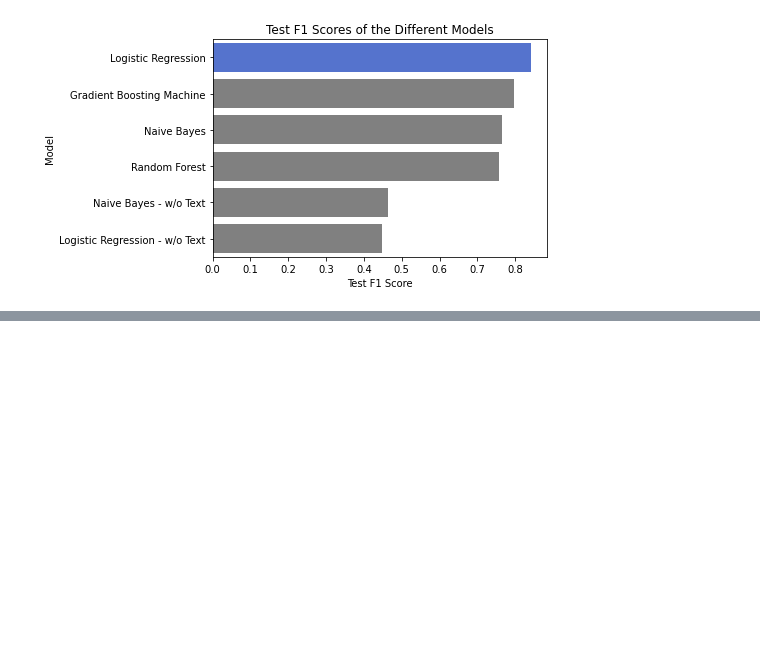
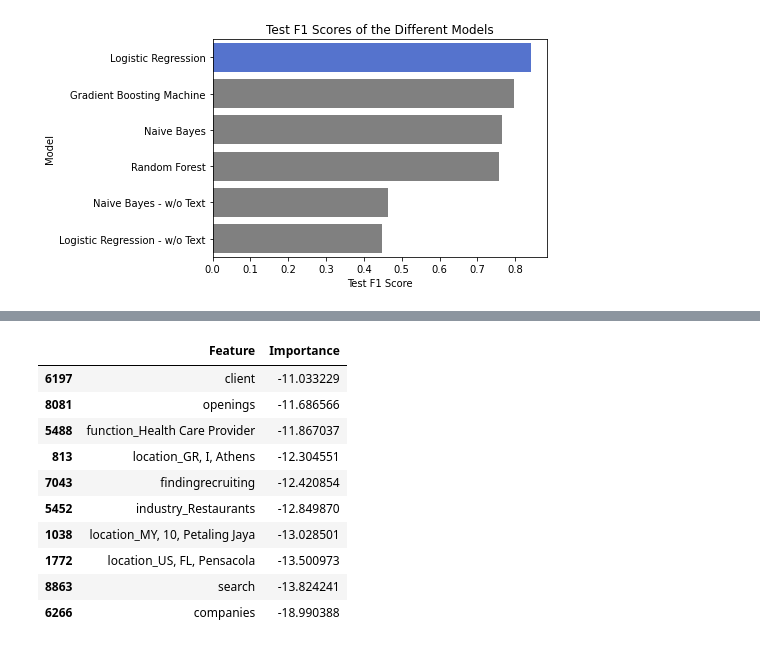
Before and after one commit to ADS-599-Team-2-Capstone/ADS-599-Capstone, a Jupyter notebook: Code Library Folder/Modeling.ipynb, the cells around one changed output, grey strips where cells are left out. Saved outputs shown, nothing was run; the diff lists cells and outputs as text; code cells hidden in the pictures; blank space fills up the shorter version.

```diff
--- a/Code Library Folder/Modeling.ipynb
+++ b/Code Library Folder/Modeling.ipynb
@@ -604,0 +631,15 @@ plt.show()
+# %%
+# looking at the 10 least important features
+feat_imp_lr.tail(10)
+# %% [output]
+|  | Feature | Importance |
+| 6197 | client | -11.033229 |
+| 8081 | openings | -11.686566 |
+| 5488 | function_Health Care Provider | -11.867037 |
+| 813 | location_GR, I, Athens | -12.304551 |
+| 7043 | findingrecruiting | -12.420854 |
+| 5452 | industry_Restaurants | -12.849870 |
+| 1038 | location_MY, 10, Petaling Jaya | -13.028501 |
+| 1772 | location_US, FL, Pensacola | -13.500973 |
+| 8863 | search | -13.824241 |
+| 6266 | companies | -18.990388 |
```
Also changed, not shown: parts of 3 cells of this notebook.
